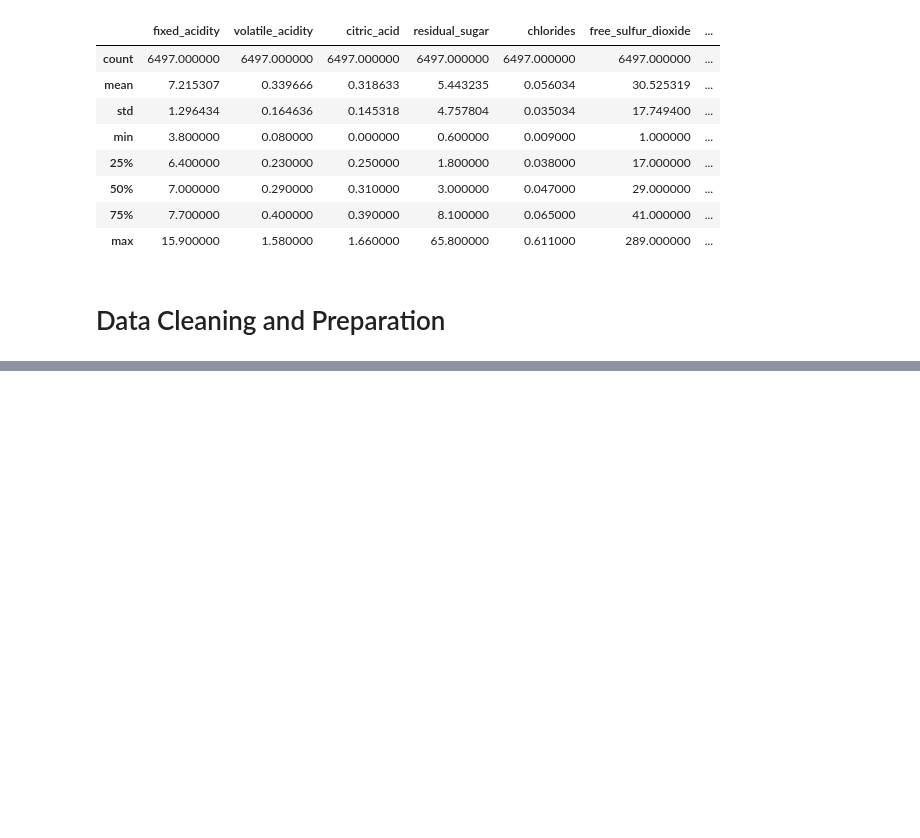
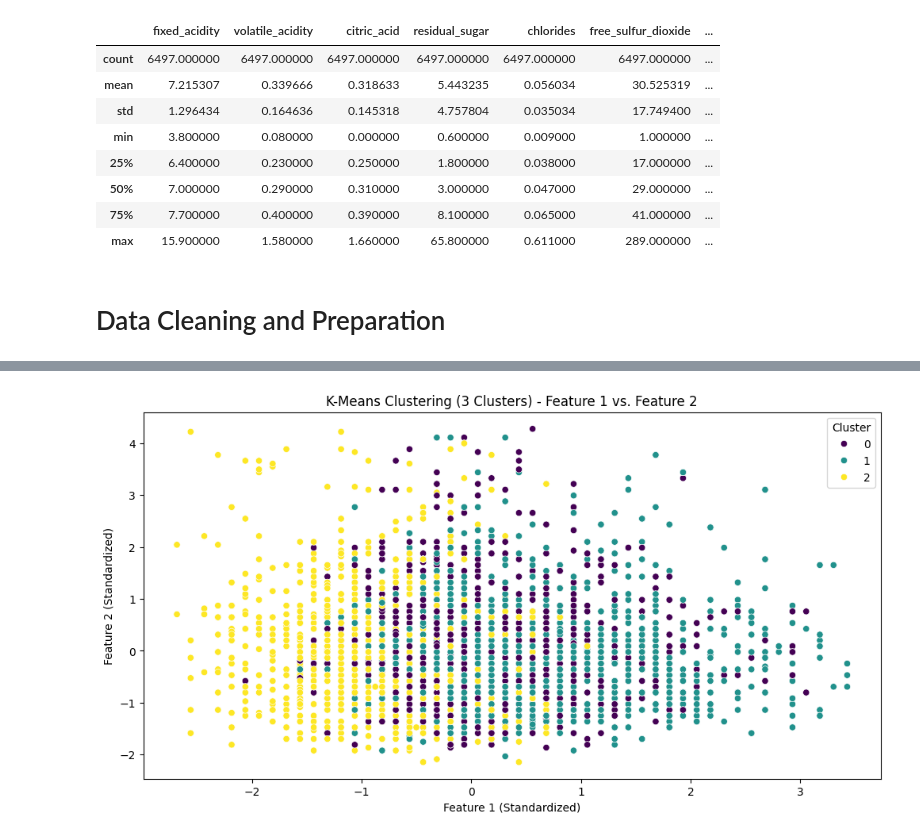
Before and after one commit to AR-KASHMIRI47/REFERRAL-Clustering-and-Fitting, a Jupyter notebook: Clustering and Fitting.ipynb, the cells around one changed output, grey strips where cells are left out. Drawn from its saved outputs; the diff is of its cells as text; code cells hidden in the pictures; blank space fills up the shorter version.

```diff
--- a/Clustering and Fitting.ipynb
+++ b/Clustering and Fitting.ipynb
@@ -109,0 +142,16 @@ X_cleaned.shape , y.shape
+# %%
+# Applying K-Means Clustering
+optimal_k = 3
+kmeans = KMeans(n_clusters=optimal_k, random_state=42)
+df = df.loc[y.index].reset_index(drop=True)
+df['Cluster'] = kmeans.fit_predict(X_cleaned)
+
+# Visualizing Clusters (Alcohol vs. Sulphates)
+plt.figure(figsize=(12, 6))
+sns.scatterplot(x=X_cleaned.iloc[:, 0], y=X_cleaned.iloc[:, 1], hue=df['Cluster'], palette='viridis')
+plt.title("K-Means Clustering (3 Clusters) - Feature 1 vs. Feature 2")
+plt.xlabel("Feature 1 (Standardized)")
+plt.ylabel("Feature 2 (Standardized)")
+plt.show()
+# %% [output]
+[figure, added]
```
Also changed, not shown: parts of 12 cells of this notebook.
